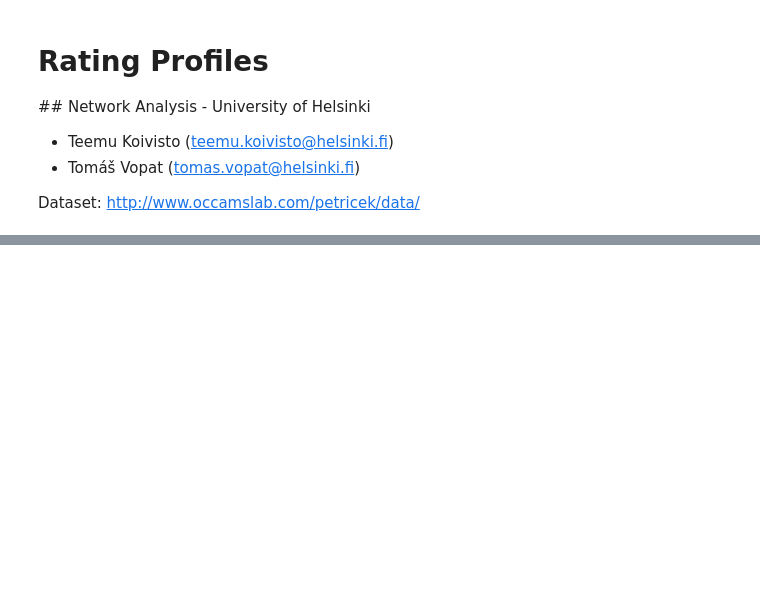
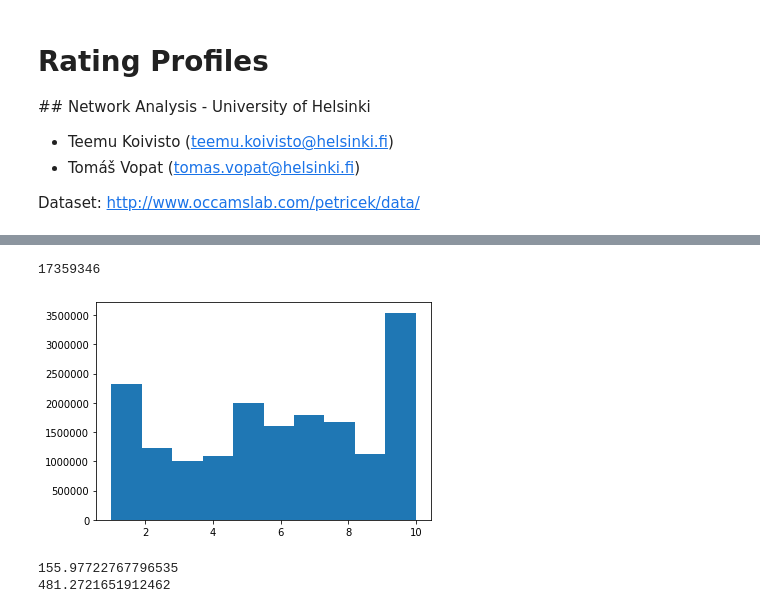
Before and after one commit to tomvopat/na2020-rating_profiles, a Jupyter notebook: rating_profiles.ipynb, the cells around one changed output, grey strips where cells are left out. Saved outputs shown, nothing was run; the diff lists cells and outputs as text; code cells hidden in the pictures; blank space fills up the shorter version.

Commit message:
Change importing of data to use pandas, couple histograms

```diff
--- a/rating_profiles.ipynb
+++ b/rating_profiles.ipynb
@@ -12,3 +13,12 @@ import networkx as nx
 import matplotlib
 import matplotlib.pyplot as plt
 %matplotlib inline
+# %%
+# paths to data files
+PATH_RATINGS = "data/ratings.dat"
+PATH_GENDER = "data/gender.dat"
+PATH_GRAPH = "data/graph.gexf"
+# %%
+#ratings = pd.read_csv(PATH_RATINGS, names=['rater', 'rated', 'rating'])
+ratings = pd.read_csv(PATH_RATINGS, names=['source', 'target', 'weight'])
+gender = pd.read_csv(PATH_GENDER, names=['node', 'gender'])
@@ -14,0 +43,9 @@ import matplotlib.pyplot as plt
+# %%
+len(ratings)
+# %% [output]
+17359346
+# %%
+plt.hist(ratings["weight"])
+plt.show()
+# %% [output]
+[figure, added]
@@ -14,0 +56,6 @@ import matplotlib.pyplot as plt
+# %%
+print(degrees.mean())
+print(degrees.std())
+# %% [output]
+155.97722767796535
+481.2721651912462
```
Also changed, not shown: parts of 11 cells of this notebook, 1 other file.
